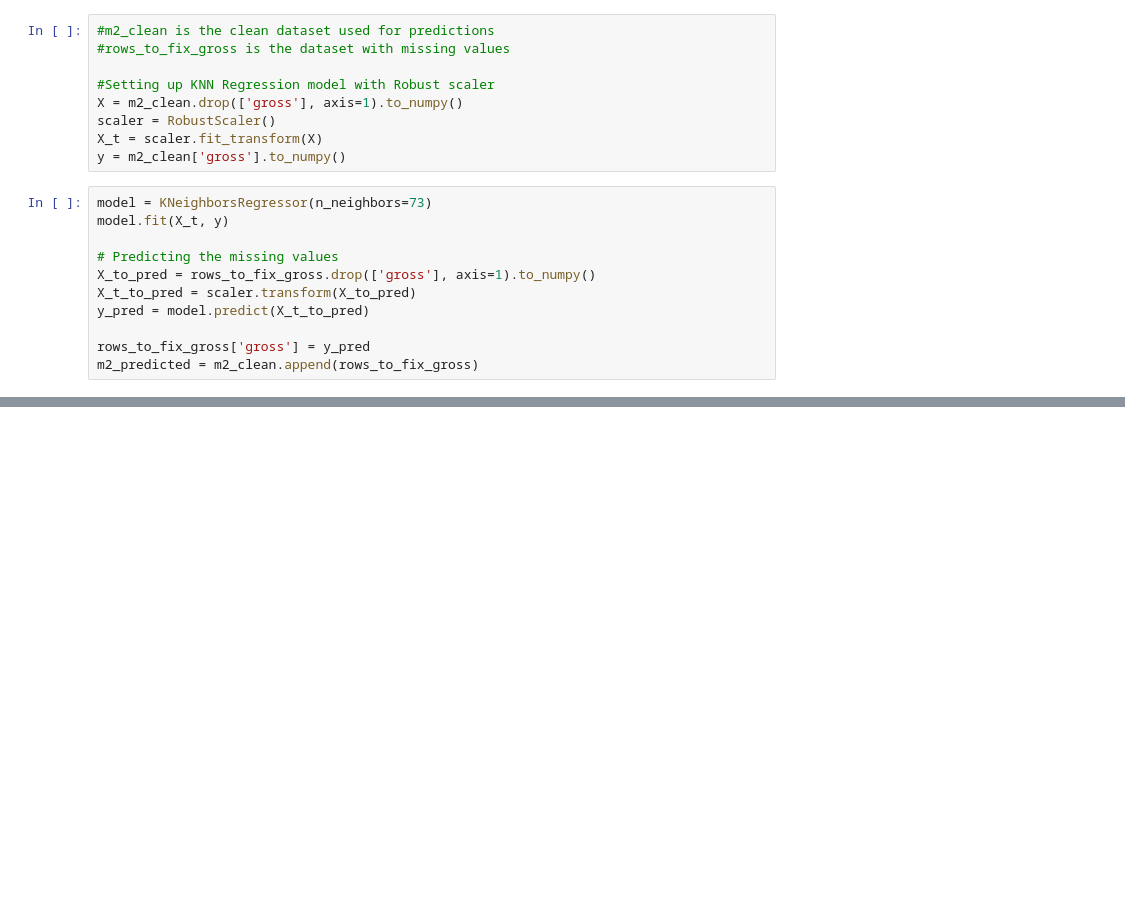
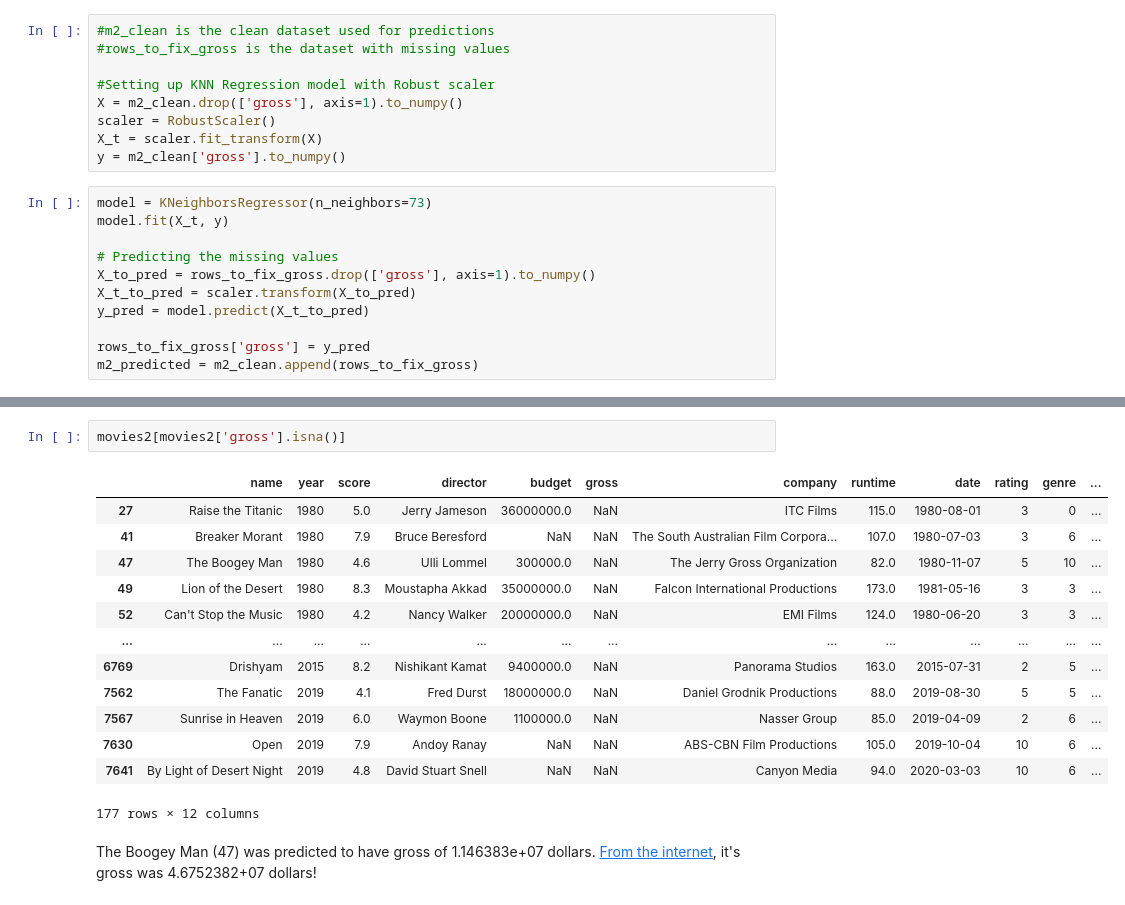
Before and after one commit to dchicasduena/COMP3400_Project, a Jupyter notebook: Iteration 2/Project2.ipynb, the cells around one changed output, grey strips where cells are left out. Drawn from its saved outputs; the diff is of its cells as text; blank space fills up the shorter version.

```diff
--- a/Iteration 2/Project2.ipynb
+++ b/Iteration 2/Project2.ipynb
@@ -459,0 +472,18 @@ plt.show()
+# %%
+movies2[movies2['gross'].isna()]
+# %% [output]
+|  | name | year | score | director | budget | gross | company | runtime | date | rating | genre | ... |
+| 27 | Raise the Titanic | 1980 | 5.0 | Jerry Jameson | 36000000.0 | NaN | ITC Films | 115.0 | 1980-08-01 | 3 | 0 | ... |
+| 41 | Breaker Morant | 1980 | 7.9 | Bruce Beresford | NaN | NaN | The South Australian Film Corpora... | 107.0 | 1980-07-03 | 3 | 6 | ... |
+| 47 | The Boogey Man | 1980 | 4.6 | Ulli Lommel | 300000.0 | NaN | The Jerry Gross Organization | 82.0 | 1980-11-07 | 5 | 10 | ... |
+| 49 | Lion of the Desert | 1980 | 8.3 | Moustapha Akkad | 35000000.0 | NaN | Falcon International Productions | 173.0 | 1981-05-16 | 3 | 3 | ... |
+| 52 | Can't Stop the Music | 1980 | 4.2 | Nancy Walker | 20000000.0 | NaN | EMI Films | 124.0 | 1980-06-20 | 3 | 3 | ... |
+| ... | ... | ... | ... | ... | ... | ... | ... | ... | ... | ... | ... | ... |
+| 6769 | Drishyam | 2015 | 8.2 | Nishikant Kamat | 9400000.0 | NaN | Panorama Studios | 163.0 | 2015-07-31 | 2 | 5 | ... |
+| 7562 | The Fanatic | 2019 | 4.1 | Fred Durst | 18000000.0 | NaN | Daniel Grodnik Productions | 88.0 | 2019-08-30 | 5 | 5 | ... |
+| 7567 | Sunrise in Heaven | 2019 | 6.0 | Waymon Boone | 1100000.0 | NaN | Nasser Group | 85.0 | 2019-04-09 | 2 | 6 | ... |
+| 7630 | Open | 2019 | 7.9 | Andoy Ranay | NaN | NaN | ABS-CBN Film Productions | 105.0 | 2019-10-04 | 10 | 6 | ... |
+| 7641 | By Light of Desert Night | 2019 | 4.8 | David Stuart Snell | NaN | NaN | Canyon Media | 94.0 | 2020-03-03 | 10 | 6 | ... |
+177 rows × 12 columns
+# %% [markdown]
+The Boogey Man (47) was predicted to have gross of 1.146383e+07 dollars. [From the internet](https://en.wikipedia.org/wiki/Boogeyman_(film)#:~:text=The%20film%20grossed%20%2446%2C752%2C382%20domestically,a%20worldwide%20total%20of%20%2467%2C192%2C859.), it's gross was 4.6752382+07 dollars!
```
Also changed, not shown: parts of 5 cells of this notebook.
